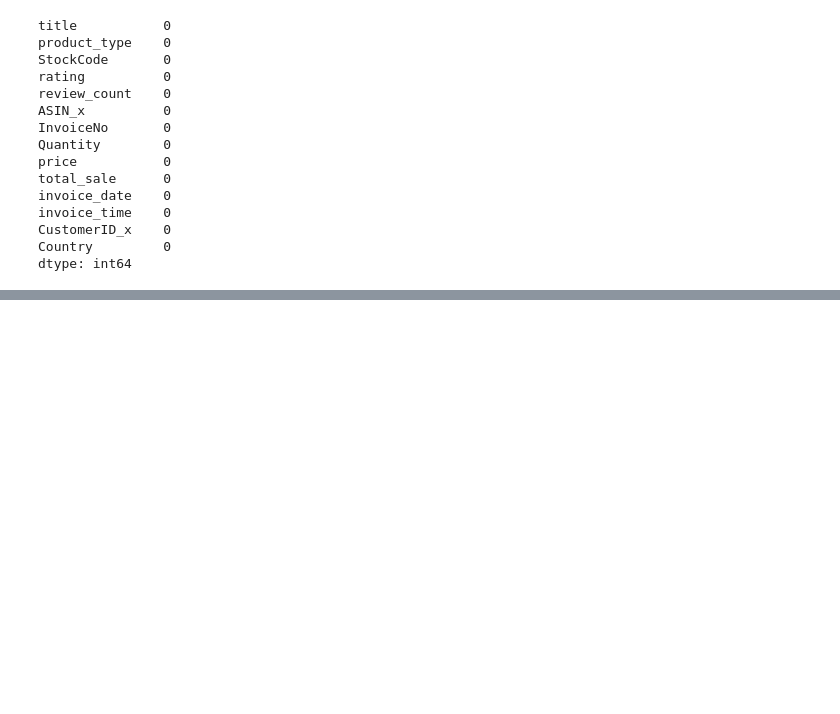
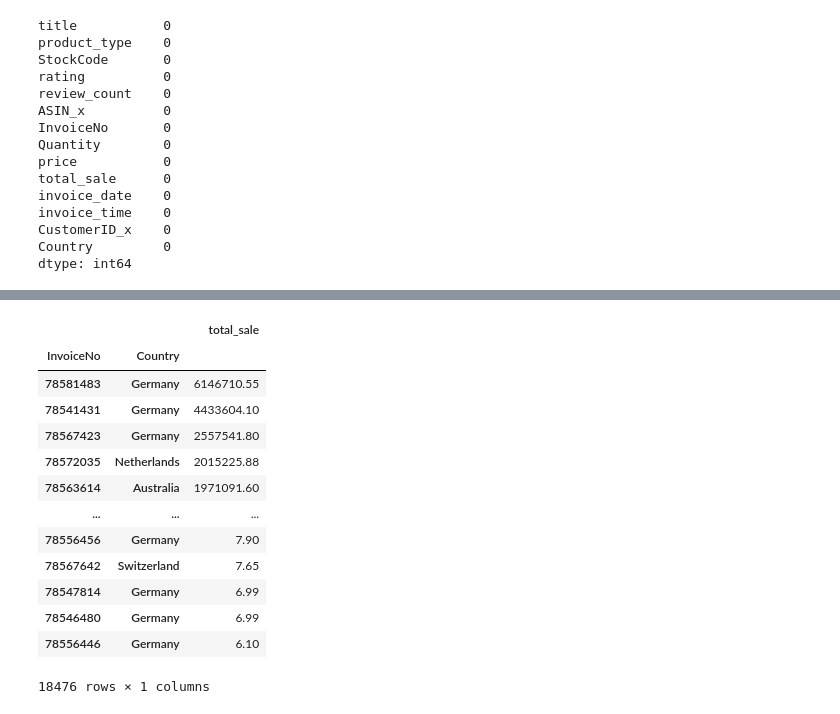
Before and after one commit to Jacopo-Spadon/E-Commerce, a Jupyter notebook: Ecom20too.ipynb, the cells around one changed output, grey strips where cells are left out. Cells and saved outputs as stored; diff of their text form; code cells hidden in the pictures; blank space fills up the shorter version.

```diff
--- a/Ecom20too.ipynb
+++ b/Ecom20too.ipynb
@@ -247,0 +246,26 @@ df_country
+# %%
+# Pivot Table per Invoice
+
+table_invoice = pd.pivot_table(df_country, values='total_sale', index=['InvoiceNo', 'Country'],
+                    aggfunc=np.sum,
+                    observed=True)
+
+table_invoice=table_invoice.sort_values(by=['total_sale'], ascending=False)
+
+
+table_invoice
+# %% [output]
+|  |  | total_sale |
+| InvoiceNo | Country |  |
+| 78581483 | Germany | 6146710.55 |
+| 78541431 | Germany | 4433604.10 |
+| 78567423 | Germany | 2557541.80 |
+| 78572035 | Netherlands | 2015225.88 |
+| 78563614 | Australia | 1971091.60 |
+| ... | ... | ... |
+| 78556456 | Germany | 7.90 |
+| 78567642 | Switzerland | 7.65 |
+| 78547814 | Germany | 6.99 |
+| 78546480 | Germany | 6.99 |
+| 78556446 | Germany | 6.10 |
+18476 rows × 1 columns
```
Also changed, not shown: parts of 4 cells of this notebook.
